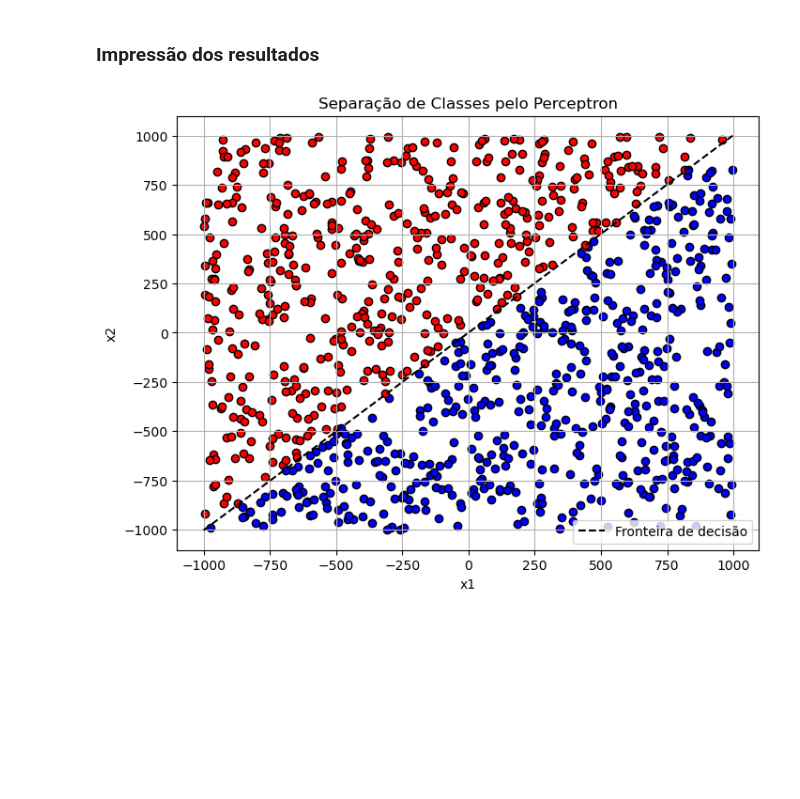
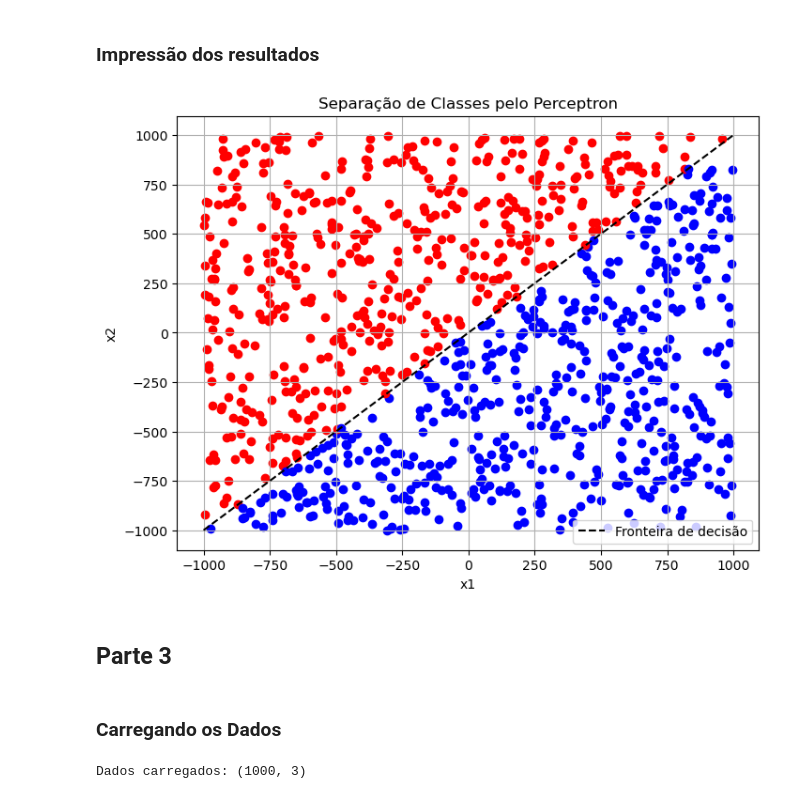
Before and after one commit to emanuellemarreira/neuronio-perceptron, a Jupyter notebook: aprendizado-supervisionado-do-neuronio-perceptron.ipynb, the cells around one changed output. Drawn from its saved outputs; the diff is of its cells as text; code cells hidden in the pictures; blank space fills up the shorter version.

Commit message:
feat: gráfico inicial - parte 3

```diff
--- a/aprendizado-supervisionado-do-neuronio-perceptron.ipynb
+++ b/aprendizado-supervisionado-do-neuronio-perceptron.ipynb
@@ -154,22 +154,33 @@ Número de épocas até a convergência: 3
 # %%
 plt.figure(figsize=(8, 6))
 
 for i in range(len(X)):
     cor = 'red' if yd[i] == 0 else 'blue'
-    plt.scatter(X[i][0], X[i][1], c=cor, edgecolors='k')
+    plt.scatter(X[i][0], X[i][1], c=cor)
 
 w = neuronio_perceptron.pesos
 x_1 = np.linspace(X[:, 0].min(), X[:, 0].max(), 100)
 
 if w[2] != 0:
     x_2 = (w[0]/w[2]) - ((w[1]/w[2]) * x_1)
     plt.plot(x_1, x_2, 'k--', label='Fronteira de decisão')
 
 plt.xlabel('x1')
 plt.ylabel('x2')
 plt.title('Separação de Classes pelo Perceptron')
 plt.grid(True)
 plt.legend()
 plt.show()
 # %% [output]
-[figure, old version]
+[figure, new version]
+# %% [markdown]
+## Parte 3
+# %% [markdown]
+### Carregando os Dados
+# %%
+dadosh = np.fromfile('dataHoldout.txt', dtype = np.float64)
+dadosh = dadosh.reshape(-1,1,3)
+print(f"Dados carregados: {dados.shape}")
+dadosh = dadosh.reshape(-1, 3)
+# %% [output]
+Dados carregados: (1000, 3)
```
Also changed, not shown: parts of 4 cells of this notebook.
